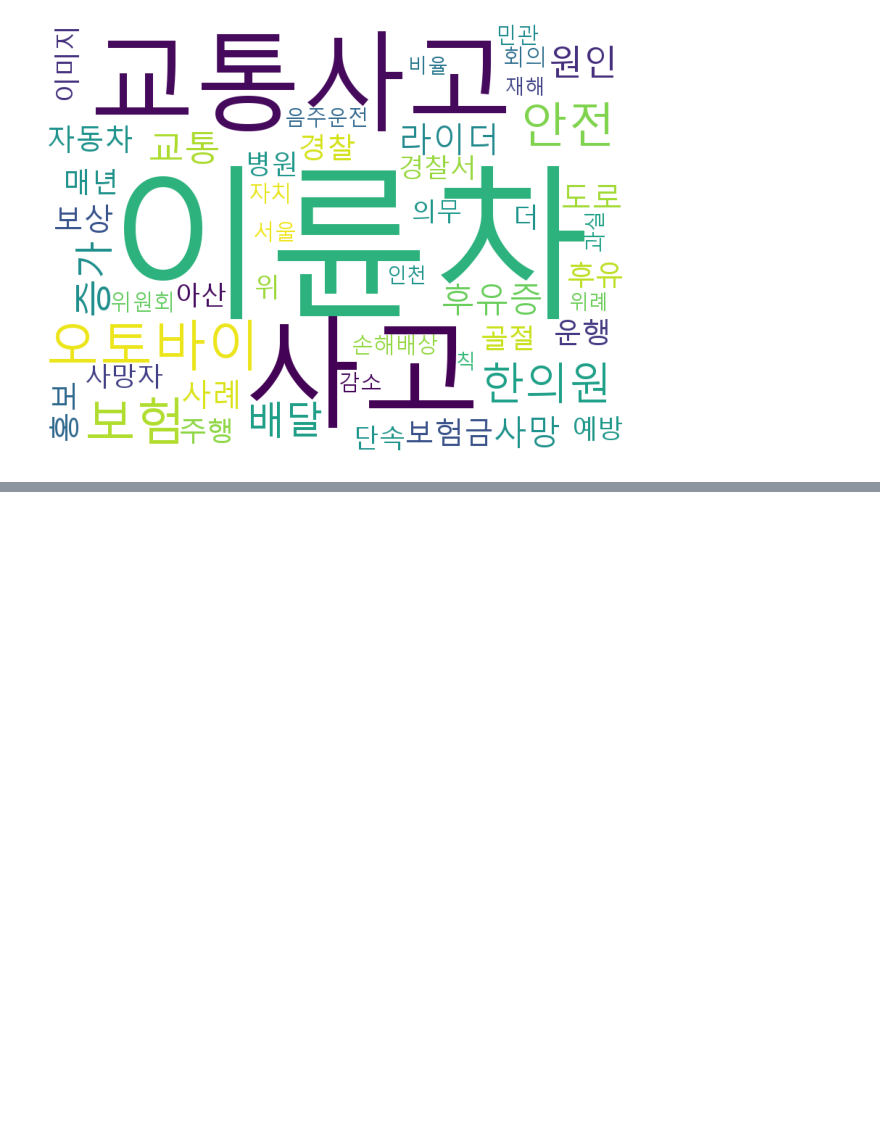
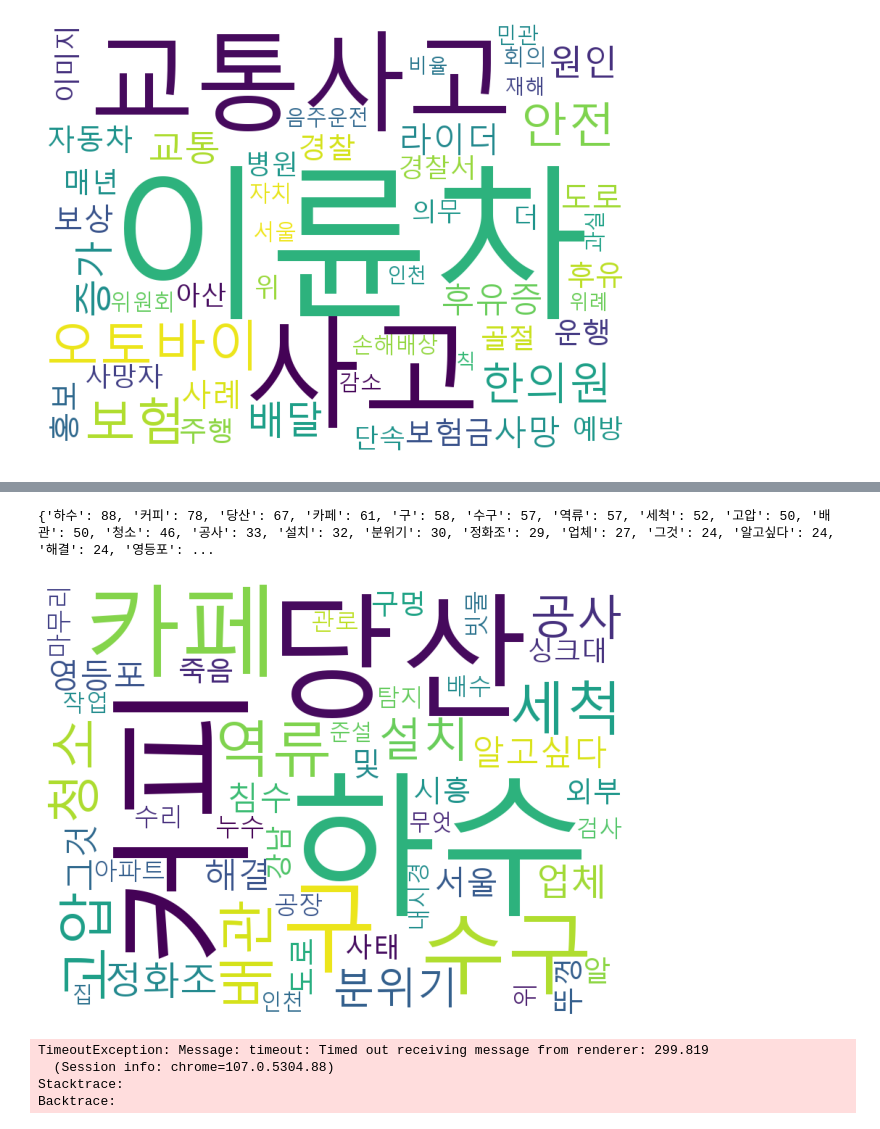
Before and after one commit to minsoo-s/03_Self_Study, a Jupyter notebook: search_blog.ipynb, the cells around one changed output, grey strips where cells are left out. Saved outputs shown, nothing was run; the diff lists cells and outputs as text; code cells hidden in the pictures; blank space fills up the shorter version.

```diff
--- a/search_blog.ipynb
+++ b/search_blog.ipynb
@@ -97,0 +113,12 @@ blog_search('이륜차 사고 원인')
+# %%
+blog_search('맨홀')
+# %% [output]
+{'하수': 88, '커피': 78, '당산': 67, '카페': 61, '구': 58, '수구': 57, '역류': 57, '세척': 52, '고압': 50, '배관': 50, '청소': 46, '공사': 33, '설치': 32, '분위기': 30, '정화조': 29, '업체': 27, '그것': 24, '알고싶다': 24, '해결': 24, '영등포': ...
+[figure, added]
+# %%
+blog_search('포트홀')
+# %% [output]
+TimeoutException: Message: timeout: Timed out receiving message from renderer: 299.819
+  (Session info: chrome=107.0.5304.88)
+Stacktrace:
+Backtrace:
```
Also changed, not shown: parts of 3 cells of this notebook, 25 other files.
